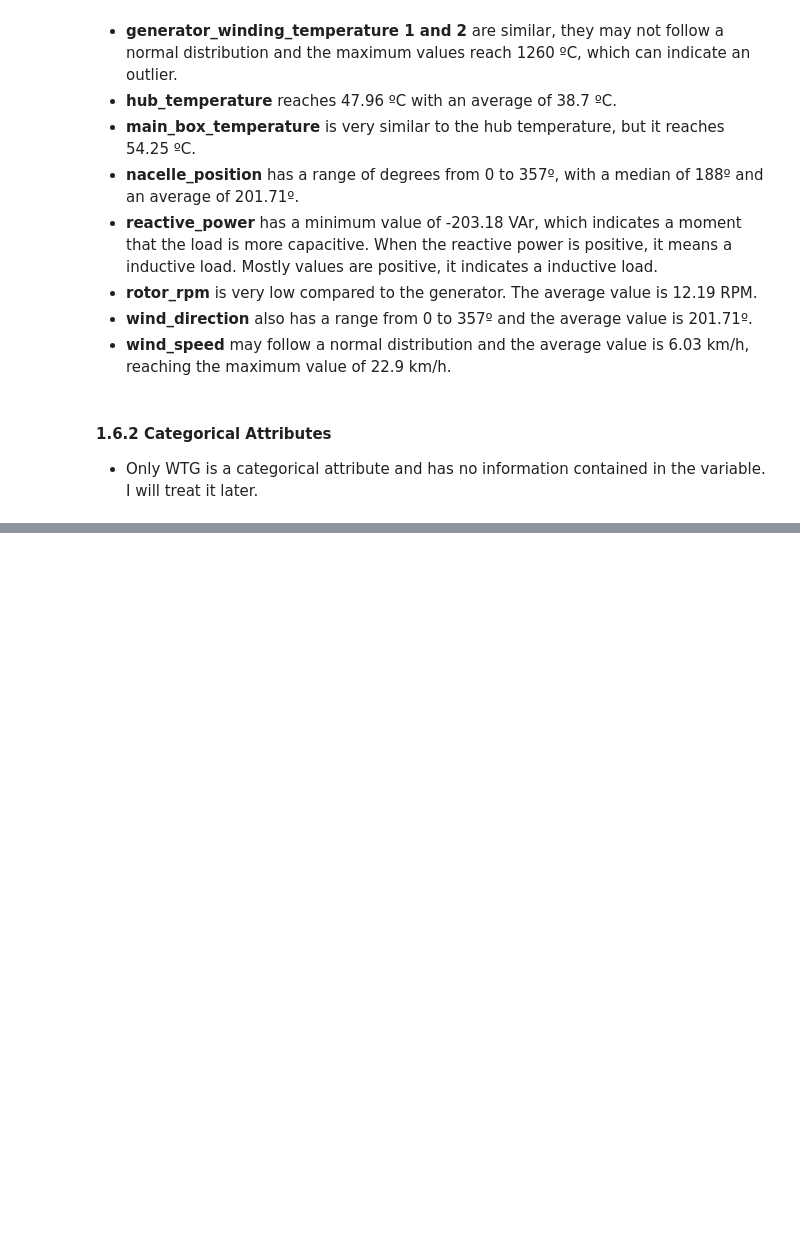
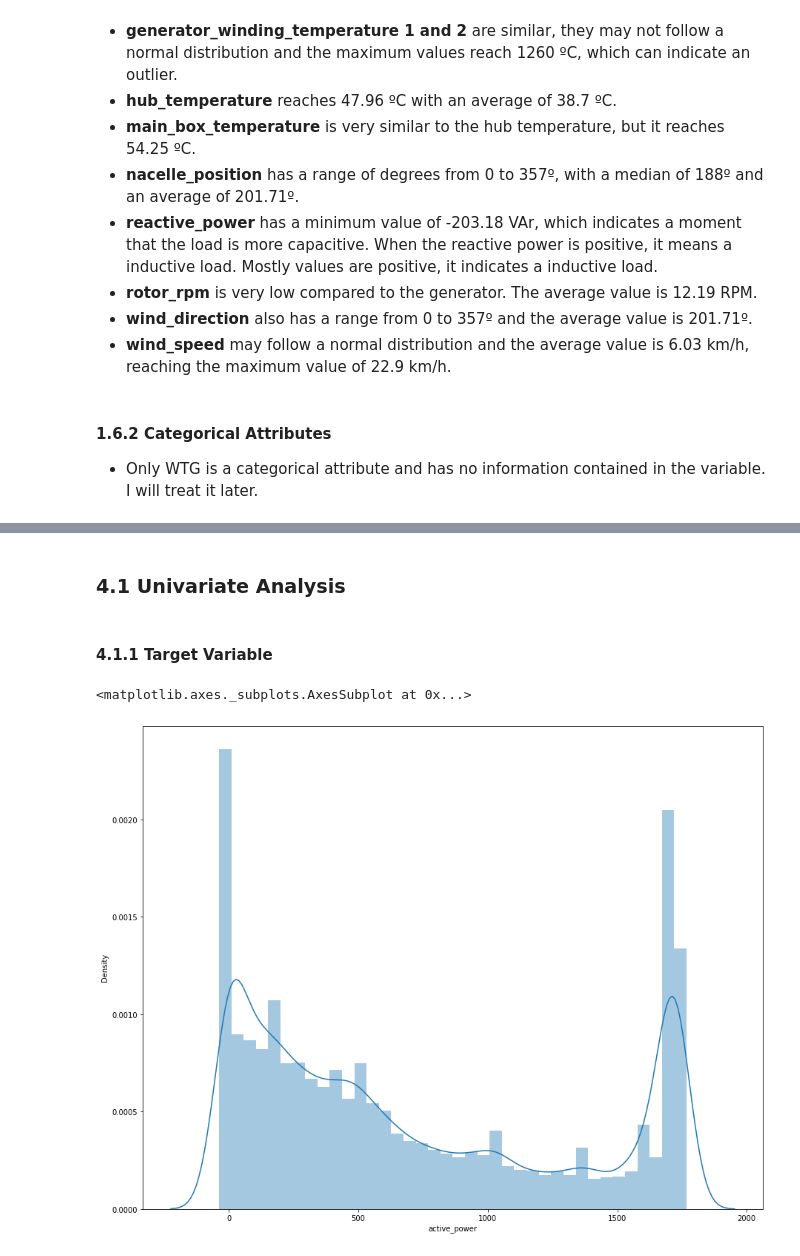
Before and after one commit to jooaobrum/power-wind-forecasting, a Jupyter notebook: notebooks/power_wind_forecasting.ipynb, the cells around one changed output, grey strips where cells are left out. Drawn from its saved outputs; the diff is of its cells as text; code cells hidden in the pictures; blank space fills up the shorter version.

```diff
--- a/notebooks/power_wind_forecasting.ipynb
+++ b/notebooks/power_wind_forecasting.ipynb
@@ -246 +381,5 @@ descriptive_analysis(num_attributes)
+# %%
+cols_to_drop = ['wtg', 'control_box_temperature']
+
+df2 = df2.drop(cols_to_drop, axis = 1)
 # %% [markdown]
@@ -247,0 +419,10 @@ descriptive_analysis(num_attributes)
+# %%
+# Extract Temporal Features
+df3['day'] = df3['date'].dt.day
+df3['minute'] = df3['date'].dt.minute
+df3['hour'] = df3['date'].dt.hour
+df3['day_of_week'] = df3['date'].dt.dayofweek
+df3['day_of_year'] = df3['date'].dt.dayofyear
+df3['week_of_year'] = df3['date'].dt.weekofyear
+df3['month'] = df3['date'].dt.month
+df3['year'] = df3['date'].dt.year
@@ -247,0 +439,13 @@ descriptive_analysis(num_attributes)
+# %%
+df4 = df3.copy()
+# %% [markdown]
+### 4.1 Univariate Analysis
+# %% [markdown]
+#### 4.1.1 Target Variable
+# %%
+# Histogram of the  target variable
+plt.figure(1, figsize=(15,12))
+sns.distplot(df4['active_power'])
+# %% [output]
+<matplotlib.axes._subplots.AxesSubplot at 0x...>
+[figure, added]
```
Also changed, not shown: parts of 128 cells of this notebook, 1 other file.
